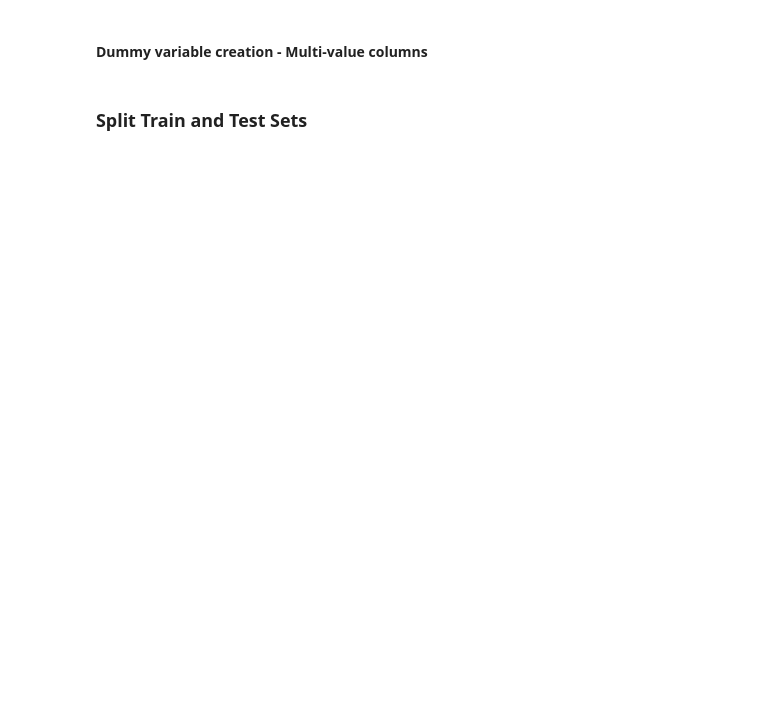
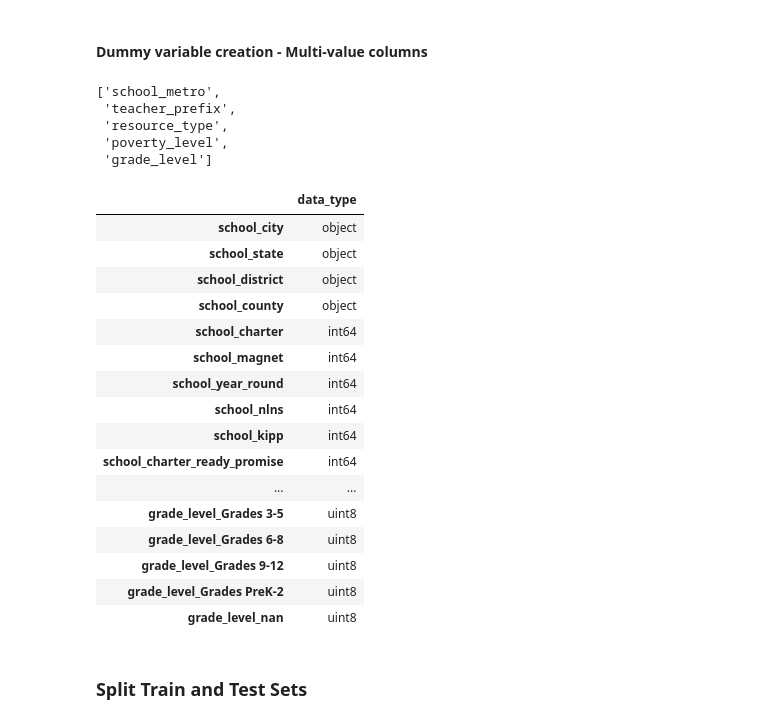
Before and after one commit to anmolchaturvedi/predicting_excitement, a Jupyter notebook: donors_choose.ipynb, the cells around one changed output. Saved outputs shown, nothing was run; the diff lists cells and outputs as text; code cells hidden in the pictures; blank space fills up the shorter version.

```diff
--- a/donors_choose.ipynb
+++ b/donors_choose.ipynb
@@ -86,9 +94,9 @@ dtype('O')
 # %%
 project_info['date_posted'] = ml.convert_dates(project_info['date_posted'])
 # %%
-project_info['year'] = project_info['date_posted'].apply(lambda x: x.year)
+project_info['year'] = project_info['date_posted'].apply(lambda x: int(x.year))
 # %%
-project_info['month'] = project_info['date_posted'].apply(lambda x: x.month)
+project_info['month'] = project_info['date_posted'].apply(lambda x: int(x.month))
 # %%
 project_info['year'].unique()
 # %% [output]
@@ -310,6 +337,6 @@ ml.print_null_freq(manip_df)
 # %%
 # convert binary values
-manip_df.replace({'t': 1, 'f': 0}, inplace=True)
+manip_df.replace({'t': int(True), 'f': int(False)}, inplace=True)
 # %%
 # confirm change
 manip_df.head()
@@ -329,9 +380,33 @@ ml.drop_unwanted(manip_df, all_drops)
 #### Dummy variable creation - Multi-value columns
 # %%
 type_dict['multi']
+# %% [output]
+['school_metro',
+ 'teacher_prefix',
+ 'resource_type',
+ 'poverty_level',
+ 'grade_level']
 # %%
 # convert multi-value columns to binary dummy variables
 manip_df = ml.replace_dummies(manip_df, type_dict['multi'])
 # %%
 # confirm columns were created
-manip_df.columns
+ml.check_col_types(manip_df)
+# %% [output]
+|  | data_type |
+| school_city | object |
+| school_state | object |
+| school_district | object |
+| school_county | object |
+| school_charter | int64 |
+| school_magnet | int64 |
+| school_year_round | int64 |
+| school_nlns | int64 |
+| school_kipp | int64 |
+| school_charter_ready_promise | int64 |
+| ... | ... |
+| grade_level_Grades 3-5 | uint8 |
+| grade_level_Grades 6-8 | uint8 |
+| grade_level_Grades 9-12 | uint8 |
+| grade_level_Grades PreK-2 | uint8 |
+| grade_level_nan | uint8 |
```
Also changed, not shown: parts of 73 cells of this notebook, 3 other files.
